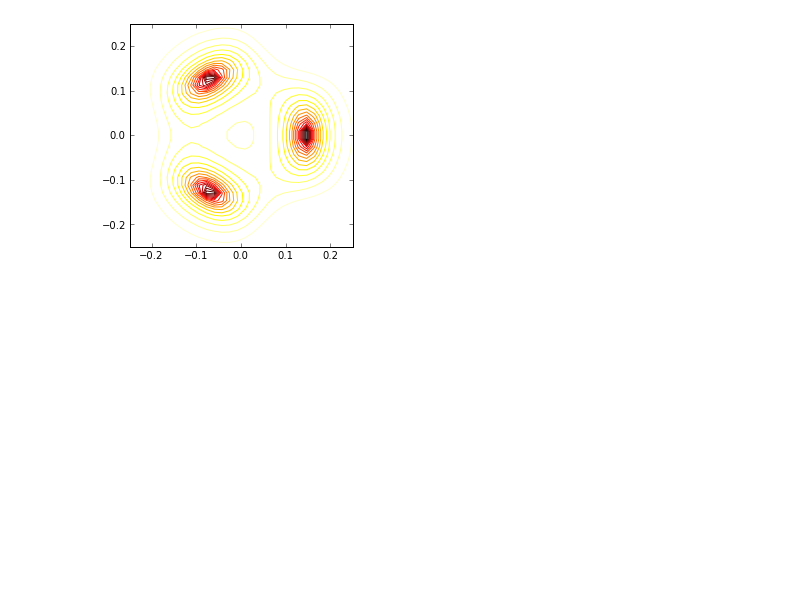
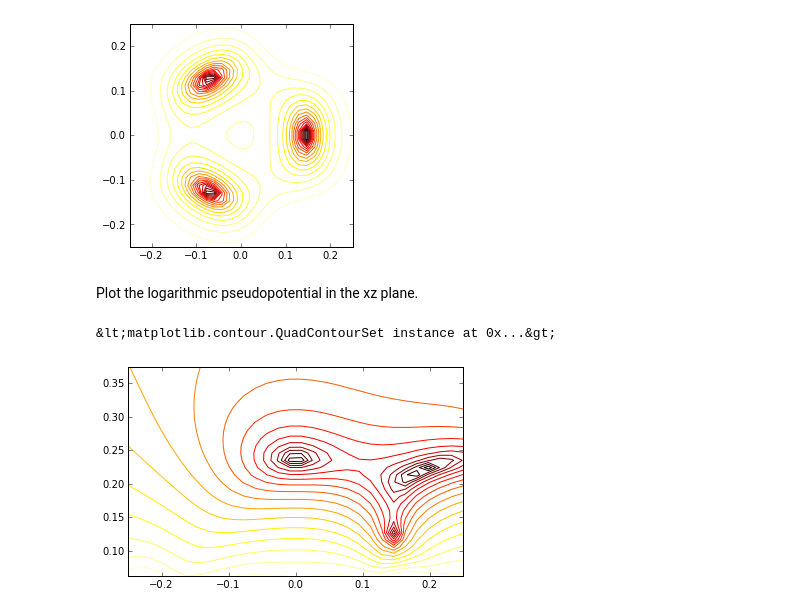
Before and after one commit to nist-ionstorage/electrode, a Jupyter notebook: threefold.ipynb, the cells around one changed output. Cells and saved outputs as stored; diff of their text form; code cells hidden in the pictures; blank space fills up the shorter version.

```diff
--- a/threefold.ipynb
+++ b/threefold.ipynb
@@ -5,2 +9,2 @@ def hextess(n, points=False):    x = vstack(array([[i+j*.5, j*3**.5*.5, 0]
 # %%
-def threefold(n, h, d, H, nmax=1, points=True):    s = System()    rf = hextess(n, points)    rf.voltage_rf = 1.    rf.name = "rf"    rf.cover_height = H    rf.nmax = nmax    s.electrodes.append(rf)    ct = []    ct.append(PatternRangeConstraint(min=0, max=1.))    for p in 0, 4*pi/3, 2*pi/3:        x = array([d/3**.5*cos(p), d/3**.5*sin(p), h])        r = euler_matrix(p, pi/2, pi/4, "rzyz")[:3, :3]        ct.append(PatternValueConstraint(d=1, x=x, r=r,            v=[0, 0, 0]))        ct.append(PatternValueConstraint(d=2, x=x, r=r,            v=2**(-1/3.)*np.eye(3)*[1, 1, -2]))    rf.pixel_factors, c = rf.optimize(ct)    return s, c
+def threefold(n, h, d, H, nmax=1, points=True):    """returns a System instance with a single hexagonal rf pixel electrode.    The pixel factors (whether a pixel is grounded or at rf) are optimized    to yield three trapping sites forming an equilateral triangle with       n pixels per unit length,       ion separation d,       ion height h, and       trapping frequencies with a ratio 2:1:1 (radial being the strongest).    The effect of a grounded shielding cover at height H is accounted for    up to nmax components in the expansion in h/H.    """    s = System()    rf = hextess(n, points)    rf.voltage_rf = 1.    rf.name = "rf"    rf.cover_height = H    rf.nmax = nmax    s.electrodes.append(rf)    ct = []    ct.append(PatternRangeConstraint(min=0, max=1.))    for p in 0, 4*pi/3, 2*pi/3:        x = array([d/3**.5*cos(p), d/3**.5*sin(p), h])        r = euler_matrix(p, pi/2, pi/4, "rzyz")[:3, :3]        ct.append(PatternValueConstraint(d=1, x=x, r=r,            v=[0, 0, 0]))        ct.append(PatternValueConstraint(d=2, x=x, r=r,            v=2**(-1/3.)*np.eye(3)*[1, 1, -2]))    rf.pixel_factors, c = rf.optimize(ct)    return s, c
@@ -7,4 +13,4 @@ def threefold(n, h, d, H, nmax=1, points=True):    s = System()    rf = hextess(
 # %%
-n=12h=1/8.d=1/4.H=25/8.s, c = threefold(n, h, d, H)
+n=12h=1/8.d=1/4.H=25/8.x0 = array([d/3**.5, 0, h])s, c = threefold(n, h, d, H, nmax=1, points=True)
 # %% [output]
 variables: 469inequalities 938equalities 23     pcost       dcost       gap    pres   dres   k/t 0:  1.5111e-01 -4.9189e+02  5e+02  3e-13  3e-15  1e+00 1:  1.2944e-01 -4.7416e+01  5e+01  3e-14  4e-15  ...
@@ -25,3 +39,10 @@ n = 30xyz = mgrid[-d:d:1j*n, -d:d:1j*n, h:h+1]xyzt = xyz.transpose((1, 2, 3, 0))
 # %% [output]
 &lt;matplotlib.contour.QuadContourSet instance at 0x...&gt;
 [figure]
+# %% [markdown]
+Plot the logarithmic pseudopotential in the xz plane.
+# %%
+n = 30xyz = mgrid[-d:d:1j*n, 0:1, .5*h:3*h:1j*n]xyzt = xyz.transpose((1, 2, 3, 0)).reshape((-1, 3))fig = figure()ax = fig.add_subplot(1, 1, 1, aspect="equal")ax.contour(xyz[0].reshape((n,n)), xyz[2].reshape((n,n)),           log(s.potential(xyzt)).reshape((n,n)),           20, cmap=cm.hot)
+# %% [output]
+&lt;matplotlib.contour.QuadContourSet instance at 0x...&gt;
+[figure, added]
```
Also changed, not shown: parts of 11 cells of this notebook, 2 other files.
